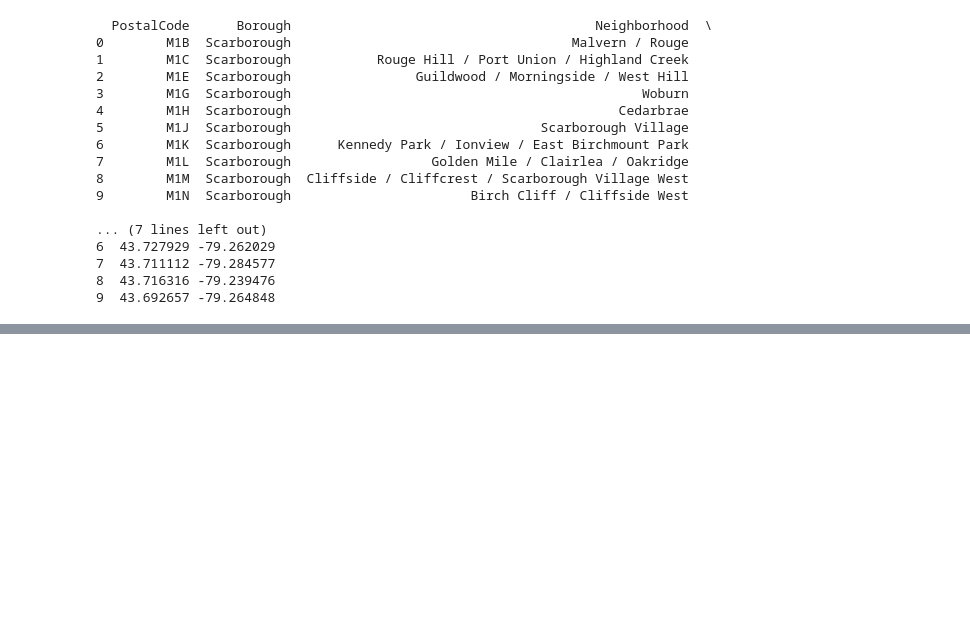
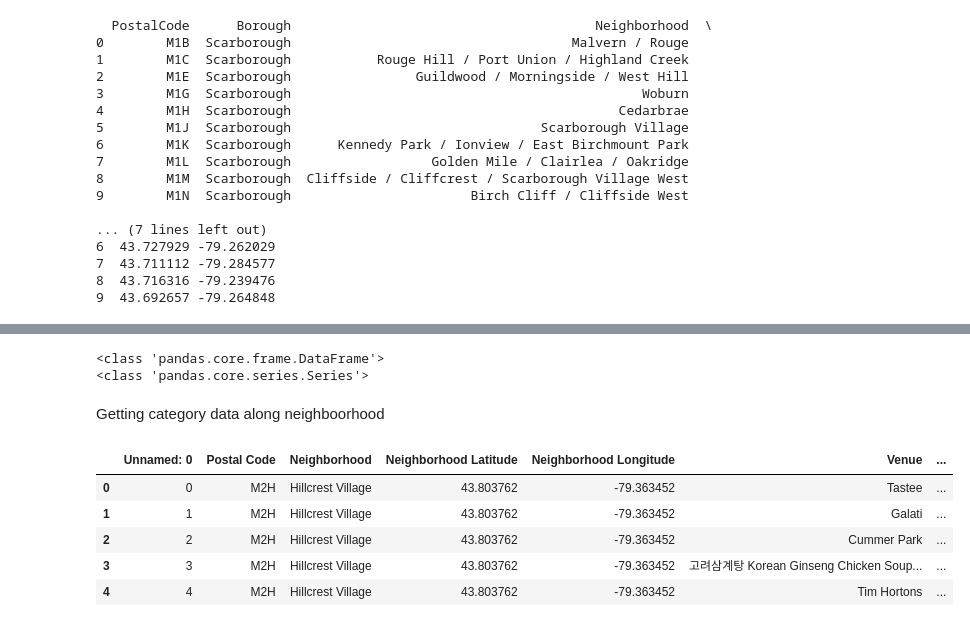
Before and after one commit to ravishek999/my_capston, a Jupyter notebook: capstone_wk3.ipynb, the cells around one changed output, grey strips where cells are left out. Cells and saved outputs as stored; diff of their text form; code cells hidden in the pictures; blank space fills up the shorter version.

```diff
--- a/capstone_wk3.ipynb
+++ b/capstone_wk3.ipynb
@@ -100,0 +440,20 @@ print(df2.head(10))
+# %%
+print(type(ny_venues[['Venue Category']]))
+
+print(type(ny_venues['Venue Category']))
+# %% [output]
+<class 'pandas.core.frame.DataFrame'>
+<class 'pandas.core.series.Series'>
+# %% [markdown]
+Getting category data along neighboorhood
+# %%
+ny_onehot = pd.get_dummies(data = ny_venues, drop_first  = False,
+                              prefix = "", prefix_sep = "", columns = ['Venue Category'])
+ny_onehot.head()
+# %% [output]
+|  | Unnamed: 0 | Postal Code | Neighborhood | Neighborhood Latitude | Neighborhood Longitude | Venue | ... |
+| 0 | 0 | M2H | Hillcrest Village | 43.803762 | -79.363452 | Tastee | ... |
+| 1 | 1 | M2H | Hillcrest Village | 43.803762 | -79.363452 | Galati | ... |
+| 2 | 2 | M2H | Hillcrest Village | 43.803762 | -79.363452 | Cummer Park | ... |
+| 3 | 3 | M2H | Hillcrest Village | 43.803762 | -79.363452 | 고려삼계탕 Korean Ginseng Chicken Soup... | ... |
+| 4 | 4 | M2H | Hillcrest Village | 43.803762 | -79.363452 | Tim Hortons | ... |
```
Also changed, not shown: parts of 37 cells of this notebook.
